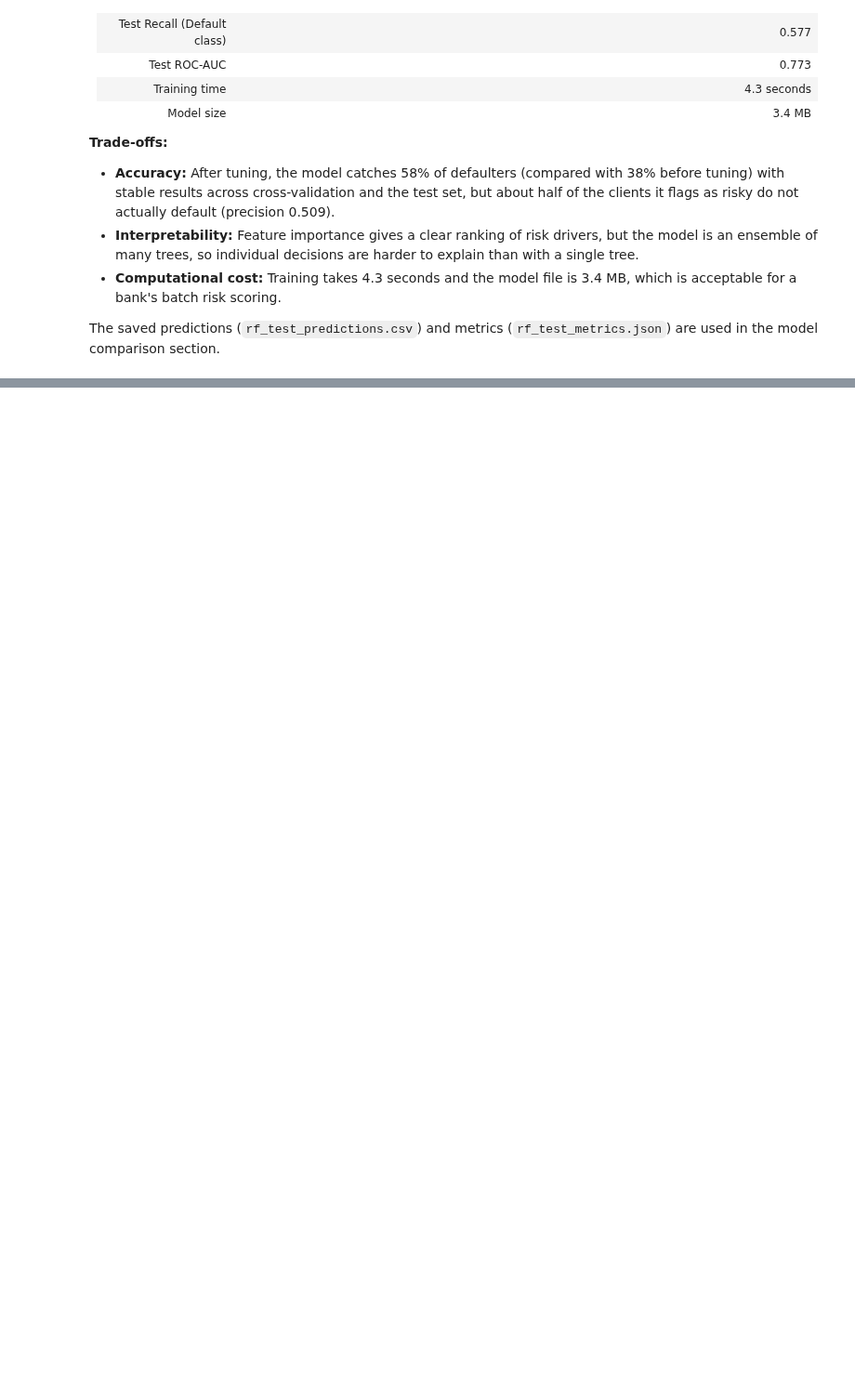
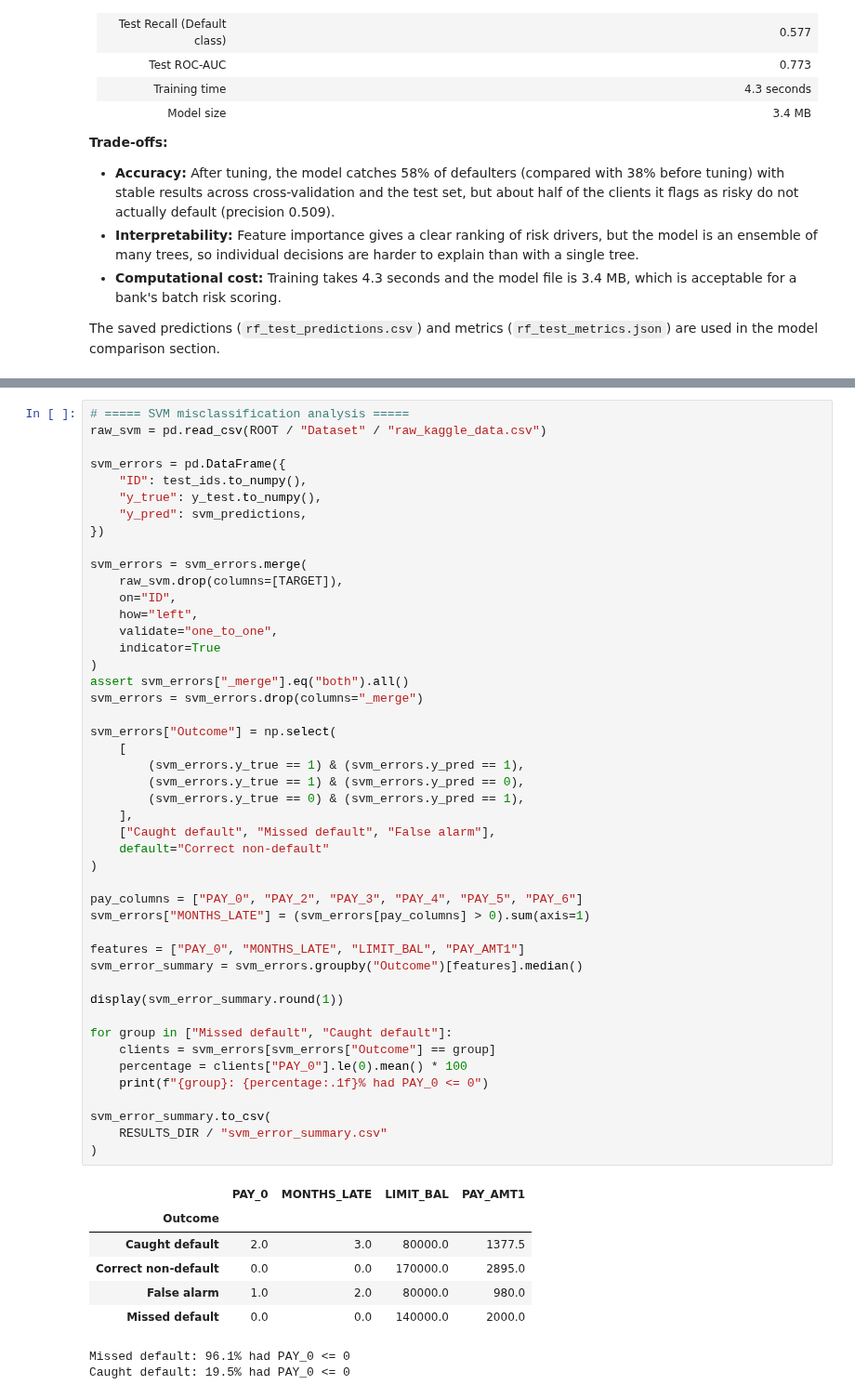
Before and after one commit to r-raghad/SWE485-Project-Group1, a Jupyter notebook: Phase1_Supervised_Learning.ipynb, the cells around one changed output, grey strips where cells are left out. Shown at 93% size. Drawn from its saved outputs; the diff is of its cells as text; blank space fills up the shorter version.

```diff
--- a/Phase1_Supervised_Learning.ipynb
+++ b/Phase1_Supervised_Learning.ipynb
@@ -590,0 +888,55 @@ The saved predictions (`rf_test_predictions.csv`) and metrics (`rf_test_metrics.
+# %%
+# ===== SVM misclassification analysis =====
+raw_svm = pd.read_csv(ROOT / "Dataset" / "raw_kaggle_data.csv")
+
+svm_errors = pd.DataFrame({
+    "ID": test_ids.to_numpy(),
+    "y_true": y_test.to_numpy(),
+    "y_pred": svm_predictions,
+})
+
+svm_errors = svm_errors.merge(
+    raw_svm.drop(columns=[TARGET]),
+    on="ID",
+    how="left",
+    validate="one_to_one",
+    indicator=True
+)
+assert svm_errors["_merge"].eq("both").all()
+svm_errors = svm_errors.drop(columns="_merge")
+
+svm_errors["Outcome"] = np.select(
+    [
+        (svm_errors.y_true == 1) & (svm_errors.y_pred == 1),
+        (svm_errors.y_true == 1) & (svm_errors.y_pred == 0),
+        (svm_errors.y_true == 0) & (svm_errors.y_pred == 1),
+    ],
+    ["Caught default", "Missed default", "False alarm"],
+    default="Correct non-default"
+)
+
+pay_columns = ["PAY_0", "PAY_2", "PAY_3", "PAY_4", "PAY_5", "PAY_6"]
+svm_errors["MONTHS_LATE"] = (svm_errors[pay_columns] > 0).sum(axis=1)
+
+features = ["PAY_0", "MONTHS_LATE", "LIMIT_BAL", "PAY_AMT1"]
+svm_error_summary = svm_errors.groupby("Outcome")[features].median()
+
+display(svm_error_summary.round(1))
+
+for group in ["Missed default", "Caught default"]:
+    clients = svm_errors[svm_errors["Outcome"] == group]
+    percentage = clients["PAY_0"].le(0).mean() * 100
+    print(f"{group}: {percentage:.1f}% had PAY_0 <= 0")
+
+svm_error_summary.to_csv(
+    RESULTS_DIR / "svm_error_summary.csv"
+)
+# %% [output]
+|  | PAY_0 | MONTHS_LATE | LIMIT_BAL | PAY_AMT1 |
+| Outcome |  |  |  |  |
+| Caught default | 2.0 | 3.0 | 80000.0 | 1377.5 |
+| Correct non-default | 0.0 | 0.0 | 170000.0 | 2895.0 |
+| False alarm | 1.0 | 2.0 | 80000.0 | 980.0 |
+| Missed default | 0.0 | 0.0 | 140000.0 | 2000.0 |
+Missed default: 96.1% had PAY_0 <= 0
+Caught default: 19.5% had PAY_0 <= 0
```
Also changed, not shown: parts of 15 cells of this notebook.
